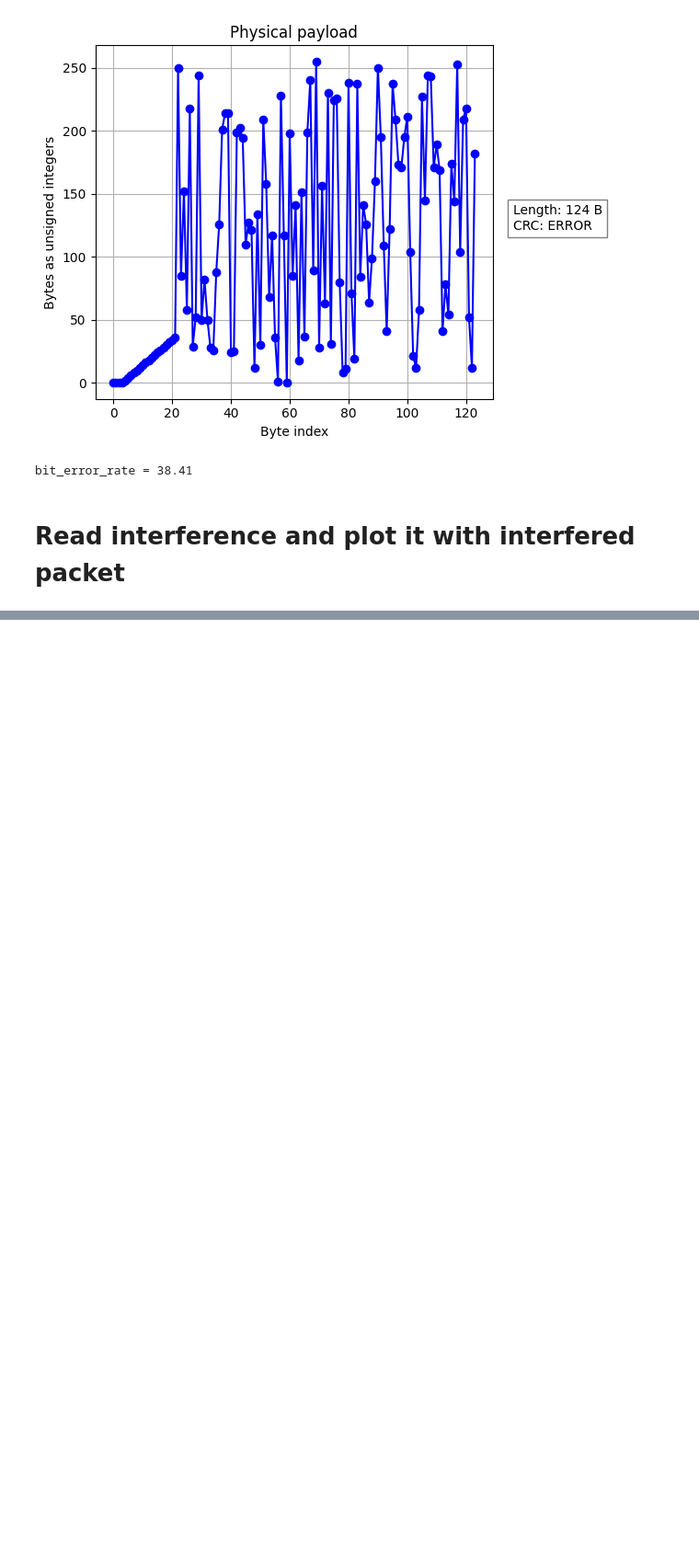
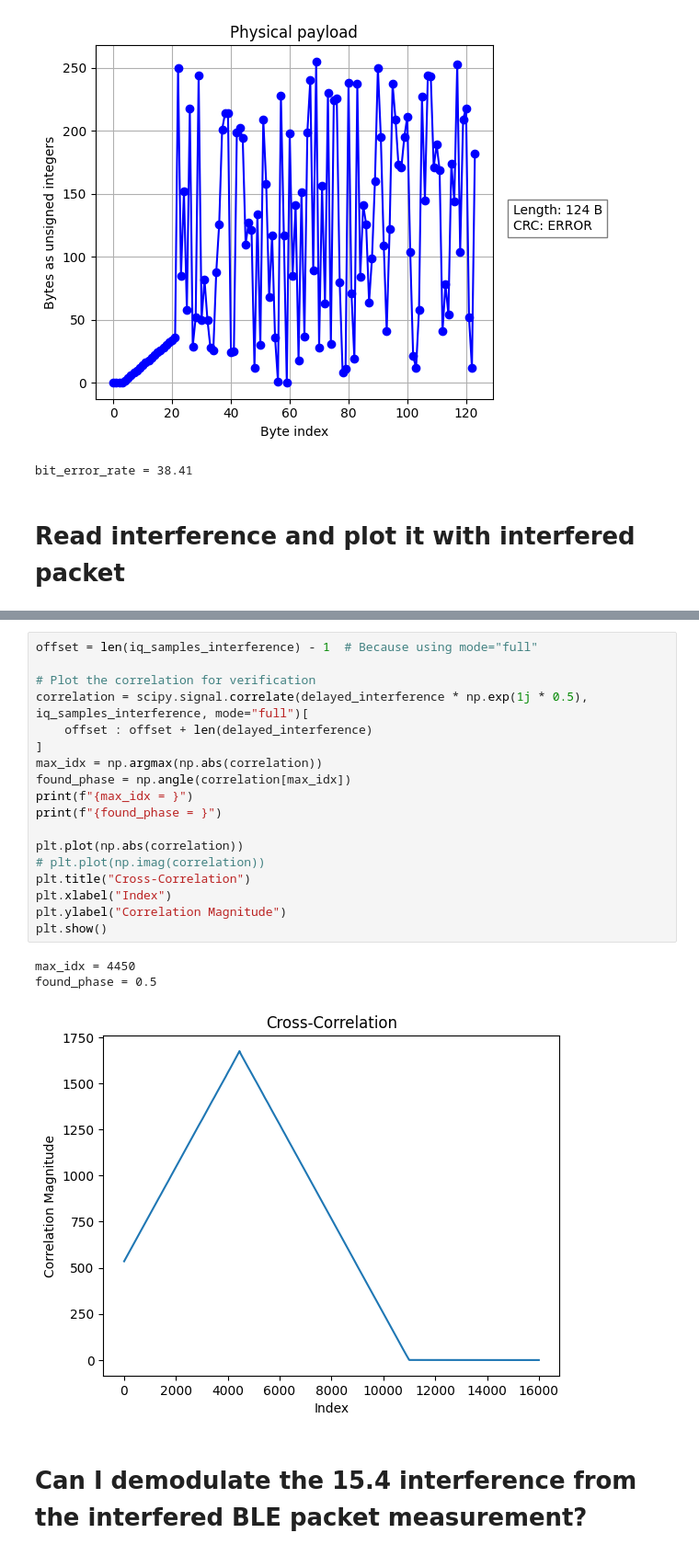
Before and after one commit to SDMote/SDR_projects, a Jupyter notebook: python_phy/subtraction_test.ipynb, the cells around one changed output, grey strips where cells are left out. Shown at 92% size. Drawn from its saved outputs; the diff is of its cells as text; blank space fills up the shorter version.

```diff
--- a/python_phy/subtraction_test.ipynb
+++ b/python_phy/subtraction_test.ipynb
@@ -69,0 +128,24 @@ subplots_iq([iq_samples, iq_samples_interference], fs)
+# %%
+offset = len(iq_samples_interference) - 1  # Because using mode="full"
+
+# Plot the correlation for verification
+correlation = scipy.signal.correlate(delayed_interference * np.exp(1j * 0.5), iq_samples_interference, mode="full")[
+    offset : offset + len(delayed_interference)
+]
+max_idx = np.argmax(np.abs(correlation))
+found_phase = np.angle(correlation[max_idx])
+print(f"{max_idx = }")
+print(f"{found_phase = }")
+
+plt.plot(np.abs(correlation))
+# plt.plot(np.imag(correlation))
+plt.title("Cross-Correlation")
+plt.xlabel("Index")
+plt.ylabel("Correlation Magnitude")
+plt.show()
+# %% [output]
+max_idx = 4450
+found_phase = 0.5
+[figure, added]
+# %% [markdown]
+# Can I demodulate the 15.4 interference from the interfered BLE packet measurement?
```
Also changed, not shown: parts of 6 cells of this notebook.
